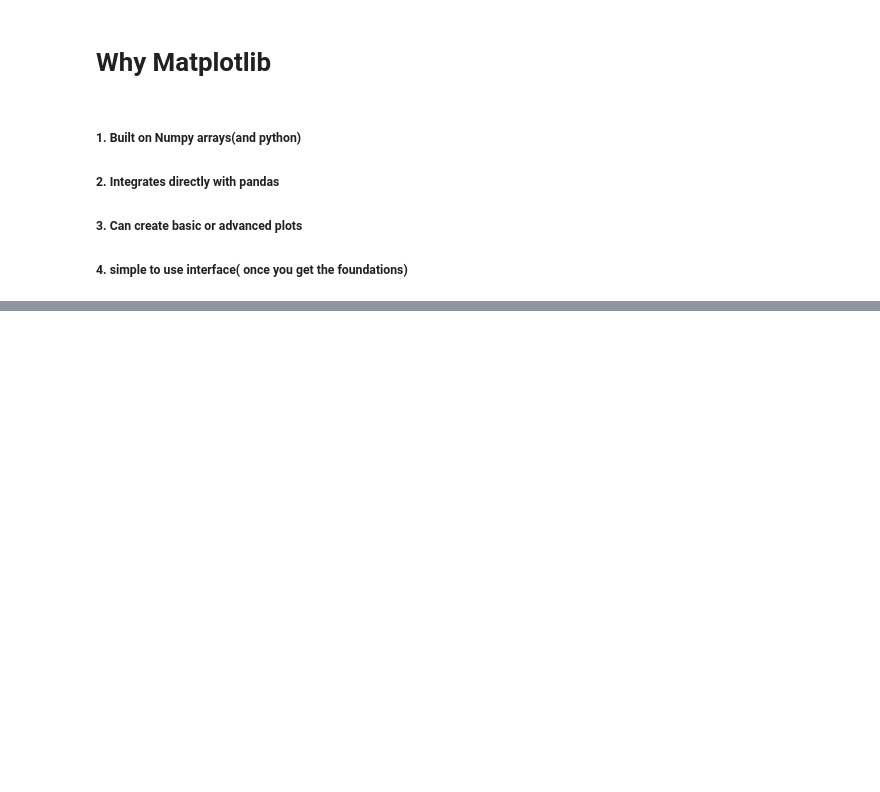
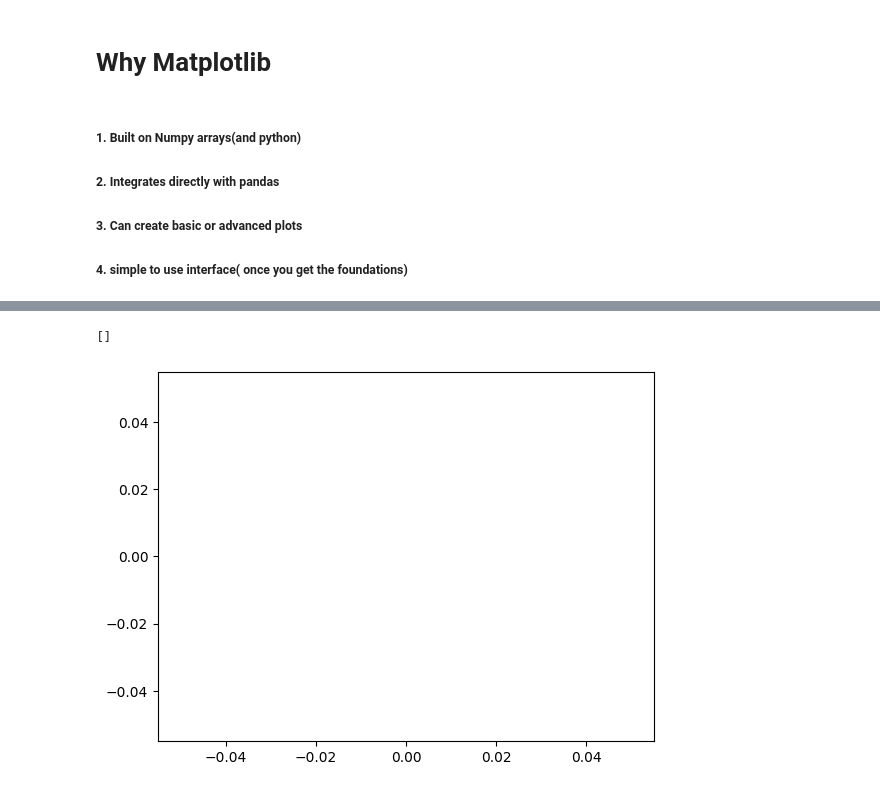
Before and after one commit to manasapullannagari/Python, a Jupyter notebook: Matplotlib/Matplotlib-practice.ipynb, the cells around one changed output, grey strips where cells are left out. Drawn from its saved outputs; the diff is of its cells as text; code cells hidden in the pictures; blank space fills up the shorter version.

```diff
--- a/Matplotlib/Matplotlib-practice.ipynb
+++ b/Matplotlib/Matplotlib-practice.ipynb
@@ -22,0 +15,5 @@ Requirement already satisfied: Numpy in c:\users\manas\appdata\local\packages\py
+# %%
+plt.plot()
+# %% [output]
+[]
+[figure, added]
```
Also changed, not shown: parts of 17 cells of this notebook.
